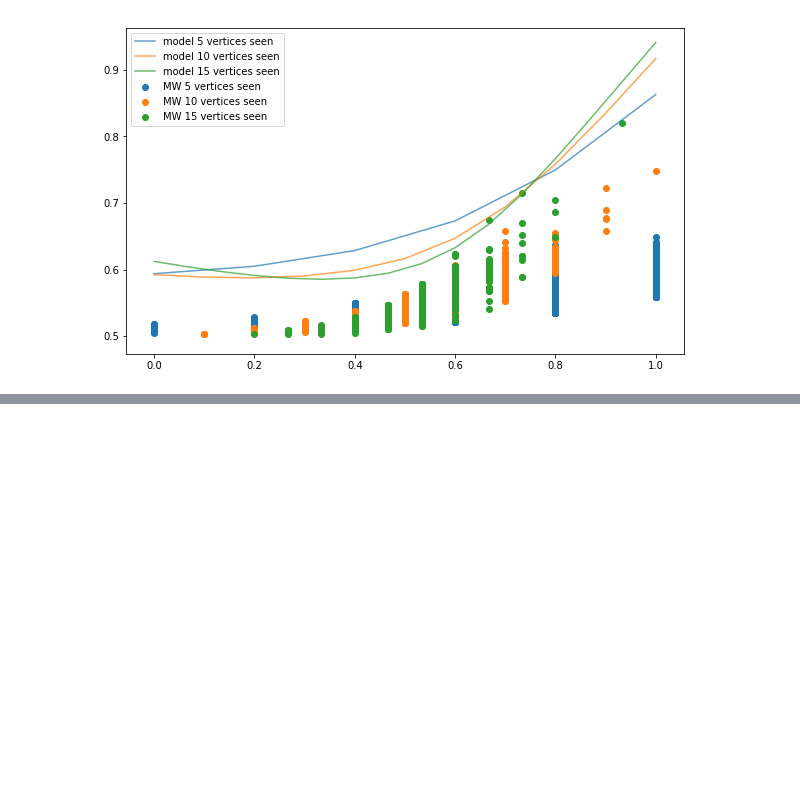
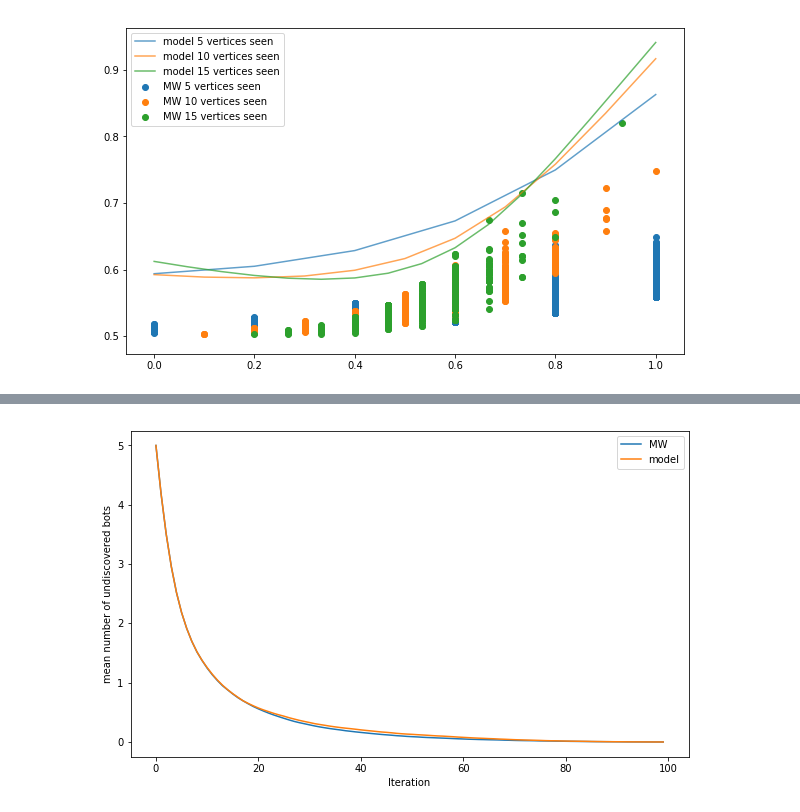
Before and after one commit to maxov/170-project-analysis, a Jupyter notebook: project-analysis.ipynb, the cells around one changed output, grey strips where cells are left out. Saved outputs shown, nothing was run; the diff lists cells and outputs as text; code cells hidden in the pictures; blank space fills up the shorter version.

```diff
--- a/project-analysis.ipynb
+++ b/project-analysis.ipynb
@@ -611,0 +752,10 @@ We can't compare these values directly because they mean different things. If th
+# %%
+plt.figure(figsize=(10, 6))
+plt.plot(np.arange(100), mw_inhabited_rank_no, label='MW')
+plt.plot(np.arange(100), model_inhabited_rank_no, label='model')
+plt.legend()
+plt.ylabel('mean number of undiscovered bots')
+plt.xlabel('Iteration')
+plt.show()
+# %% [output]
+[figure, added]
```
Also changed, not shown: parts of 7 cells of this notebook.
